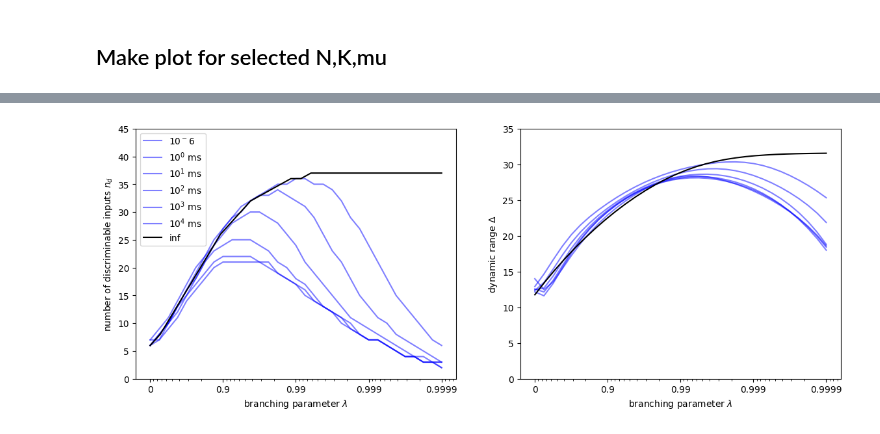
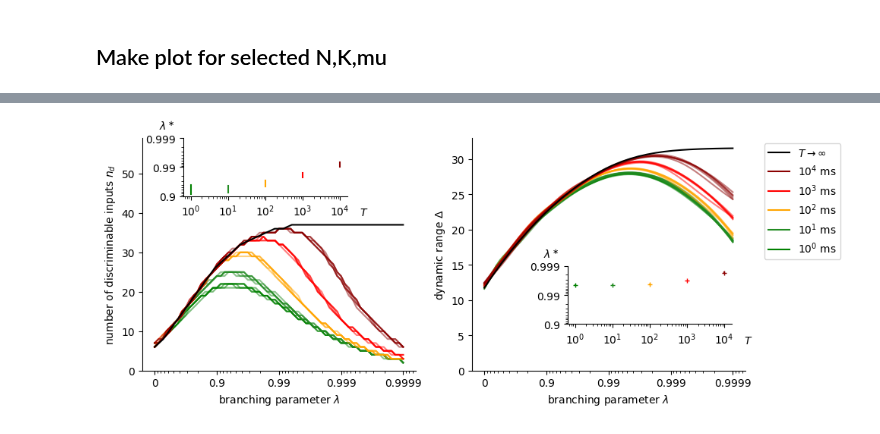
Before and after one commit to sahelazizpour/Finite-Observation-Dynamic-Range, a Jupyter notebook: 0_update/5_plot_analysis.ipynb, the cells around one changed output, grey strips where cells are left out. Drawn from its saved outputs; the diff is of its cells as text; code cells hidden in the pictures.

```diff
--- a/0_update/5_plot_analysis.ipynb
+++ b/0_update/5_plot_analysis.ipynb
@@ -158,33 +276,109 @@ results
 # %%
 # plot the number of discriminable inputs for different values of epsilon and T in a main plot with an inset
+windows = np.sort(results["window"].unique())
 markers = ["x", "o", "s", "^", "P", "d"]
-legends = ["$10^-6$", "$10^0$ ms", "$10^1$ ms", "$10^2$ ms", "$10^3$ ms", "$10^4$ ms"]
+legends = ["$10^0$ ms", "$10^1$ ms", "$10^2$ ms", "$10^3$ ms", "$10^4$ ms"]
+# colors from green to red in nature style
+color = ["#008000", "#228B22", "#FFA500", "#FF0000", "#8B0000"]
 
-fig, ax = plt.subplots(1, 2, figsize=(14, 5))
-for (i,window) in enumerate(results["window"].unique()):
+plt.text.usetex : True
+
+fig, ax = plt.subplots(1, 2, figsize=(10, 4))
+lam_max_nds = []
+lam_max_drs = []
+for (i,window) in enumerate(windows):
     # reduce dataframe to current window
     sel = results[results["window"] == window]
+    lam_max_nds.append([])
+    lam_max_drs.append([])
     for (s, seed) in enumerate(sel.seed.unique()):
         # load file
         filename = results[(results["window"] == window) & (results["seed"] == seed)].filename.values[0]
         lams_data, nds_data, drs_data = np.loadtxt(f"{filename}", skiprows=1, unpack=True)
-        ax[0].plot(1-lams_data, nds_data, label=legends[i], color="blue", alpha=0.5)
-        ax[1].plot(1-lams_data, drs_data, label=legends[i], color="blue", alpha=0.5)
-ax[0].plot(1 - lams_inf, nds_inf, label="inf", color="black")
+        # find lamda value of maximum from left and from right
+        lam_max_nds[-1].append([lams_data[np.argmax(nds_data)], lams_data[len(nds_data) - np.argmax(nds_data[::-1]) - 1]])
+        lam_max_drs[-1].append([lams_data[np.argmax(drs_data)], lams_data[len(drs_data) - np.argmax(drs_data[::-1]) - 1]])
+        if not len(lams_data) > 60:
+            print("problem with result {}_{}".format(window, seed))
+        ax[0].plot(1-lams_data, nds_data, color=color[i], alpha=0.5)
+        ax[1].plot(1-lams_data, drs_data, color=color[i], alpha=0.5)
+
+# discriminable intervals
+ax[0].plot(1 - lams_inf, nds_inf, color="black")
 ax[0].set_xlabel("branching parameter $\lambda$")
-ax[0].set_ylim(0, 45)
+ax[0].set_ylim(0, 59)
 ax[0].set_ylabel("number of discriminable inputs $n_d$")
 ax[0].set_xscale("log")
 ax[0].set_xticks([1e-4, 1e-3, 1e-2, 1e-1, 1e0])
 ax[0].set_xticklabels(["0.9999", "0.999", "0.99", "0.9", "0"])
 ax[0].invert_xaxis()
-ax[1].plot(1 - lams_inf, drs_inf, label="inf", color="black")
+ax[0].spines['top'].set_visible(False)
+ax[0].spines['right'].set_visible(False)
+# inset
+axins = ax[0].inset_axes([0.15, 0.75, 0.6, 0.25])
+# remove boundaries top and right
+axins.spines['top'].set_visible(False)
+axins.spines['right'].set_visible(False)
+# set x-lable to right of axis
+axins.set_xlabel("$T$", x=1.1, labelpad=-10)
+# locate y-lable on top of axis
+axins.set_ylabel("$\lambda^\\ast$", rotation=0, labelpad=-20, y=1.1)
+# for each window calculate the mean lower and upper lambda value
+lam_max_nds = np.array(lam_max_nds)
+lam_max_drs = np.array(lam_max_drs)
+# for nds plot range
+lam_max_nds_lower = np.mean(lam_max_nds[:, :, 0], axis=1)
+lam_max_nds_upper = np.mean(lam_max_nds[:, :, 1], axis=1)
+# plot bars between upper and lower bound
+for i, window in enumerate(windows):
+    axins.plot([window, window], [1-lam_max_nds_lower[i], 1-lam_max_nds_upper[i]], color=color[i])
+axins.set_yscale("log")
+axins.set_xscale("log")
+axins.set_yticks([1e-1, 1e-2, 1e-3])
+axins.set_yticklabels(["0.9", "0.99", "0.999"])
+axins.invert_yaxis()
+
+# dynamic range
+ax[1].plot(1 - lams_inf, drs_inf, color="black")
 ax[1].set_xlabel("branching parameter $\lambda$")
-ax[1].set_ylim(0, 35)
+ax[1].set_ylim(0, 33)
 ax[1].set_ylabel("dynamic range $\Delta$")
 ax[1].set_xscale("log")
 ax[1].set_xticks([1e-4, 1e-3, 1e-2, 1e-1, 1e0])
 ax[1].set_xticklabels(["0.9999", "0.999", "0.99", "0.9", "0"])
 ax[1].invert_xaxis()
-ax[0].legend(loc='upper left')
+# remove boundaries top and right
+ax[1].spines['top'].set_visible(False)
+ax[1].spines['right'].set_visible(False)
+# insets with the development of maximum values with window size
+axins = ax[1].inset_axes([0.35, 0.2, 0.6, 0.25])
+# remove boundaries top and right
+axins.spines['top'].set_visible(False)
+axins.spines['right'].set_visible(False)
+# set x-lable to right of axis
+axins.set_xlabel("$T$", x=1.1, labelpad=-10)
+# locate y-lable on top of axis
+axins.set_ylabel("$\lambda^\\ast$", rotation=0, labelpad=-20, y=1.1)
+# for drs plot mean and variance (after mean over bounds, axis=2)
+lam_max_drs_mean = np.mean(np.mean(lam_max_drs, axis=2), axis=1)
+lam_max_drs_std = np.std(np.mean(lam_max_drs, axis=2), axis=1)
+# plot mean with error bars
+for i, window in enumerate(windows):
+    axins.errorbar(window, 1-lam_max_drs_mean[i], yerr=lam_max_drs_std[i], color=color[i], marker='+', markersize=5)
+axins.set_yscale("log")
+axins.set_xscale("log")
+axins.set_yticks([1e-1, 1e-2, 1e-3])
+axins.set_yticklabels(["0.9", "0.99", "0.999"])
+axins.invert_yaxis()
+
+# set labels for colors
+for i, window in enumerate(windows):
+    ax[0].plot([], [], color=color[i], label=legends[i])
+ax[0].plot([], [], color='black', label='$T \\to \infty$')
+# reverse order of legend
+handles, labels = ax[0].get_legend_handles_labels()
+# set legend outside of main plots
+ax[1].legend(handles[::-1], labels[::-1], loc='best', bbox_to_anchor=(1.05, 1))
+plt.tight_layout()
+plt.savefig("figures/fig_results.pdf", bbox_inches='tight', dpi=300)
 # %% [output]
@@ -192 +385 @@ ax[0].legend(loc='upper left')
-[figure, old version]
+[figure, new version]
```
Also changed, not shown: parts of 6 cells of this notebook, 7 other files.
